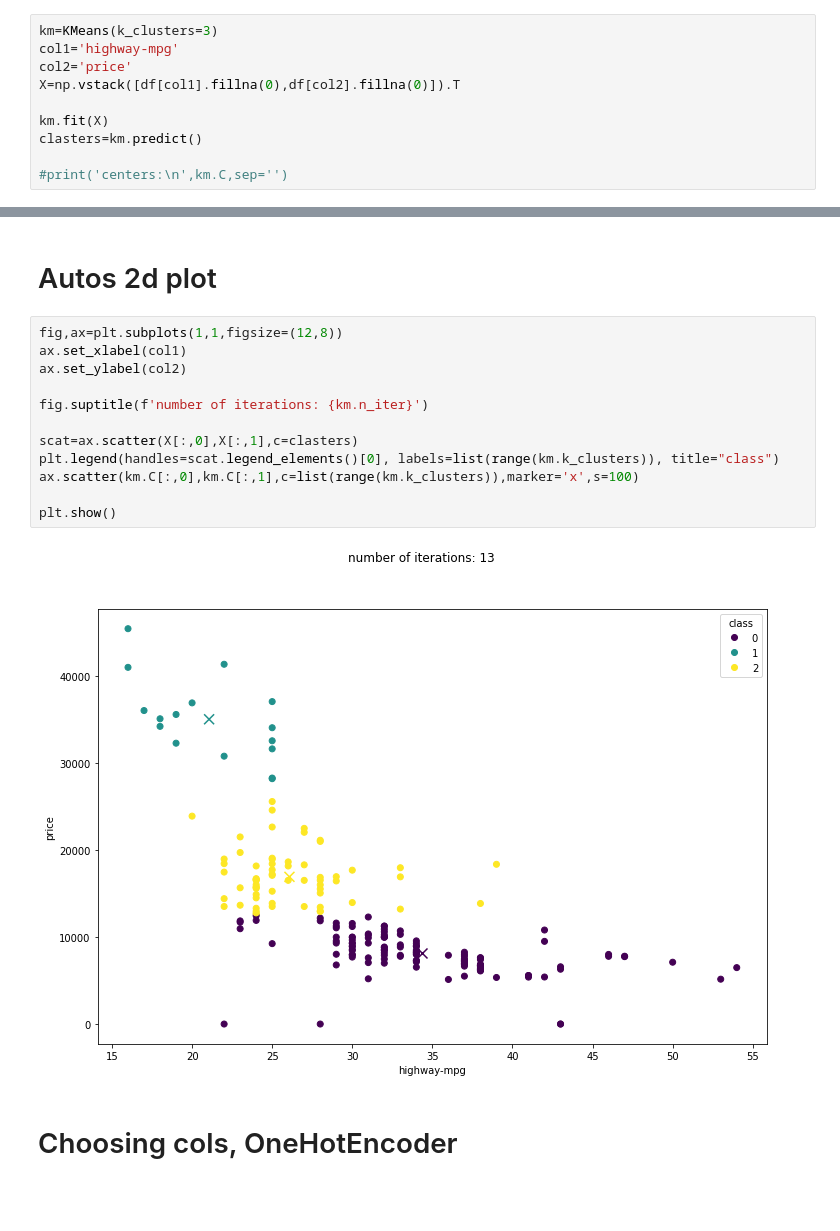
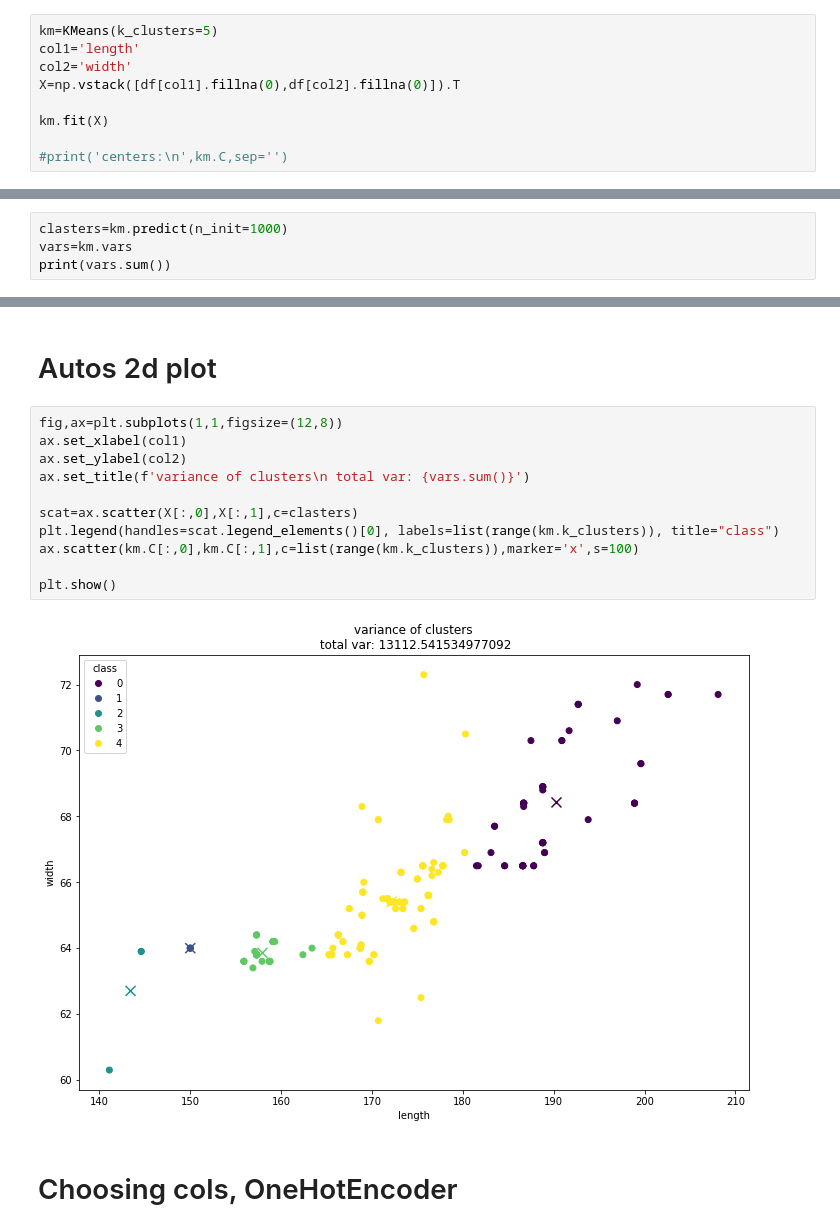
Before and after one commit to MeWoash/Data-analysis, a Jupyter notebook: lab8/lab8.ipynb, the cells around one changed output, grey strips where cells are left out. Drawn from its saved outputs; the diff is of its cells as text; blank space fills up the shorter version.

```diff
--- a/lab8/lab8.ipynb
+++ b/lab8/lab8.ipynb
@@ -103,12 +124,11 @@ number of unique makes: 22
 # %% [markdown]
 # Autos 2d
 # %%
-km=KMeans(k_clusters=3)
-col1='highway-mpg'
-col2='price'
+km=KMeans(k_clusters=5)
+col1='length'
+col2='width'
 X=np.vstack([df[col1].fillna(0),df[col2].fillna(0)]).T
 
 km.fit(X)
-clasters=km.predict()
 
 #print('centers:\n',km.C,sep='')
@@ -114,0 +137,4 @@ clasters=km.predict()
+# %%
+clasters=km.predict(n_init=1000)
+vars=km.vars
+print(vars.sum())
@@ -117,17 +156,16 @@ clasters=km.predict()
 # %%
 fig,ax=plt.subplots(1,1,figsize=(12,8))
 ax.set_xlabel(col1)
 ax.set_ylabel(col2)
-
-fig.suptitle(f'number of iterations: {km.n_iter}')
+ax.set_title(f'variance of clusters\n total var: {vars.sum()}')
 
 scat=ax.scatter(X[:,0],X[:,1],c=clasters)
 plt.legend(handles=scat.legend_elements()[0], labels=list(range(km.k_clusters)), title="class")
 ax.scatter(km.C[:,0],km.C[:,1],c=list(range(km.k_clusters)),marker='x',s=100)
 
 plt.show()
 # %% [output]
-[figure, old version]
+[figure, new version]
 # %% [markdown]
 # Choosing cols, OneHotEncoder
 # %%
```
Also changed, not shown: parts of 12 cells of this notebook.
